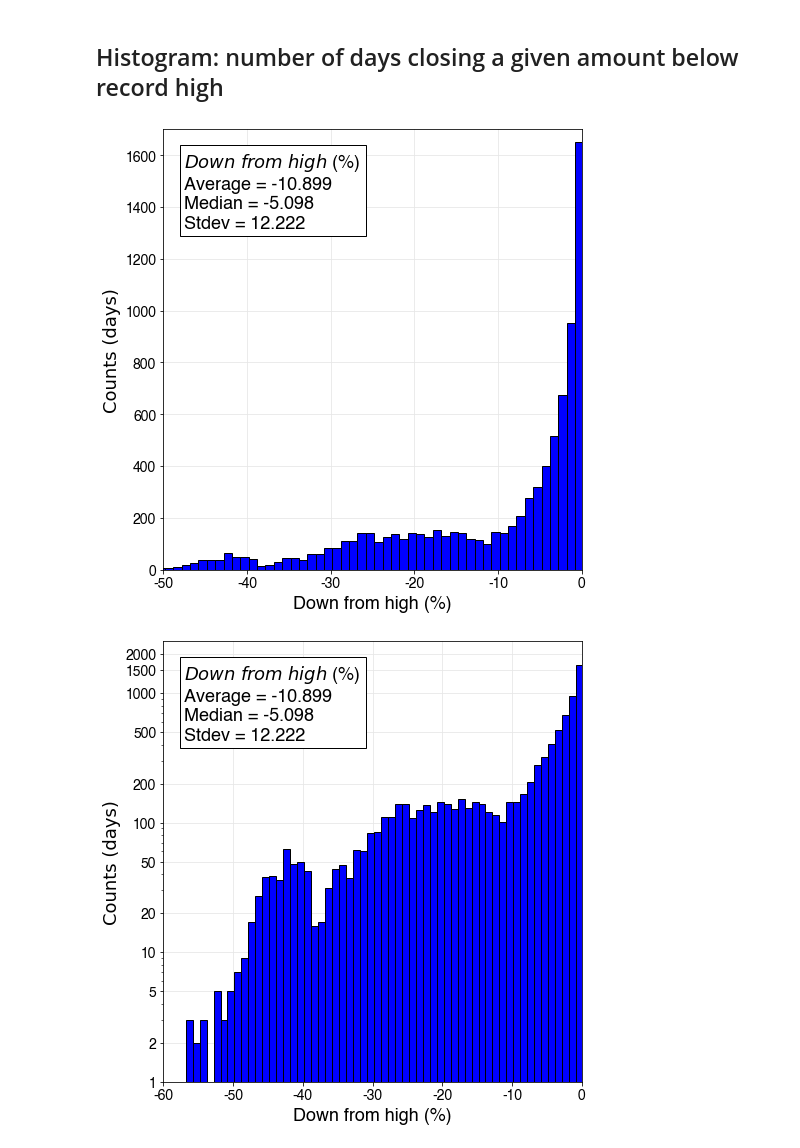
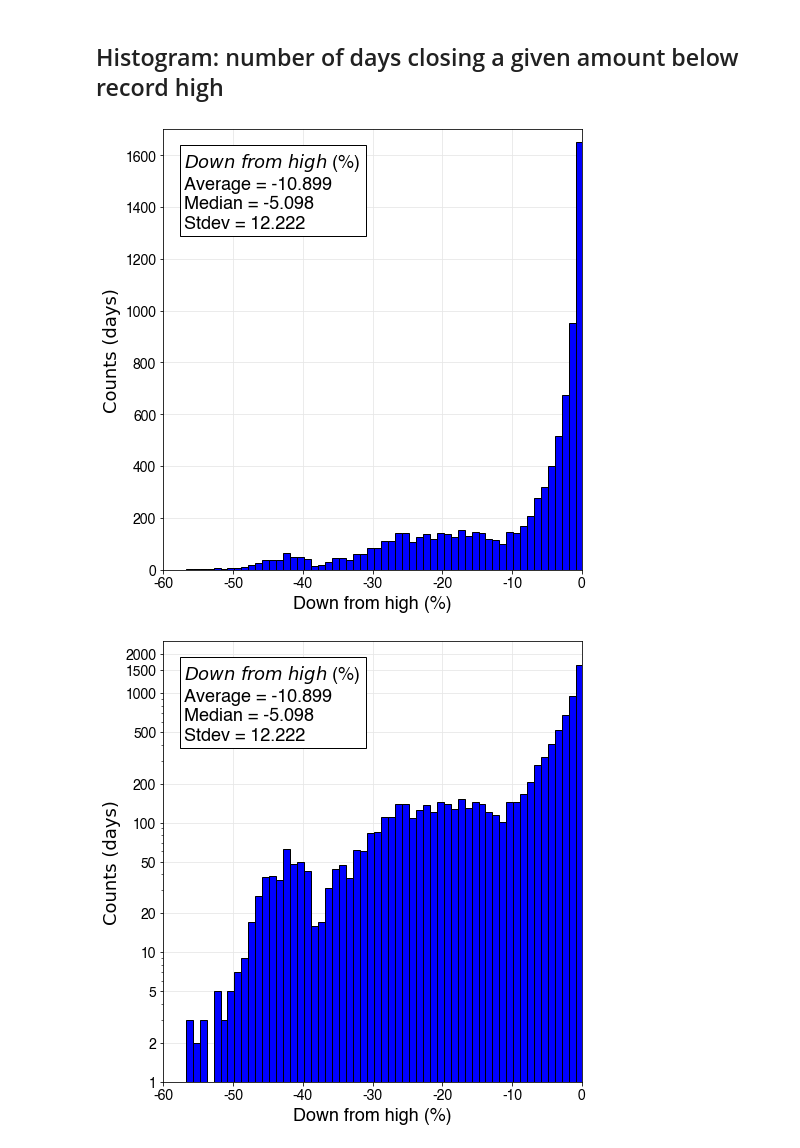
Before and after one commit to mboles01/Stocks, a Jupyter notebook: Stock analysis.ipynb, the cells around one changed output. Cells and saved outputs as stored; diff of their text form; code cells hidden in the pictures.

```diff
--- a/Stock analysis.ipynb
+++ b/Stock analysis.ipynb
@@ -164,23 +163,23 @@ change_quantiles
 # %%
 ### PLOT HISTOGRAM OF PERCENT OFF HIGH ###
 
 # create textbox
 data = sp_diffs['off from high'][1:]
 average = np.nanmean(data)
 median = np.nanmedian(data)
 stdev = np.std(data)
 props = dict(facecolor='white', edgecolor='none', alpha=0.67)
 textbox = '$Down$ $from$ $high$ (%%) \nAverage = %s \nMedian = %s \nStdev = %s' % (round(average,3), round(median,3), round(stdev,3))
 
 from plotfunctions_1 import plot_hist
 binwidth = 1
-xmin = -50; xmax = 0
+xmin = -60; xmax = 0
 ymin = 0; ymax = 1700
 xlabel = 'Down from high (%)'; ylabel = 'Counts (days)'
-figure_name = './images/off_from_high.png'
+figure_name = './images/down_from_high_since_' + str(year) + '.png'
 plot_hist(data, binwidth, textbox, props, xmin, xmax, ymin, ymax, xlabel, ylabel, figure_name)
 # %% [output]
-[figure, old version]
+[figure, new version]
 # %%
 binwidth = 1
 xmin = -60; xmax = 0
```
Also changed, not shown: parts of 36 cells of this notebook, 22 other files.
